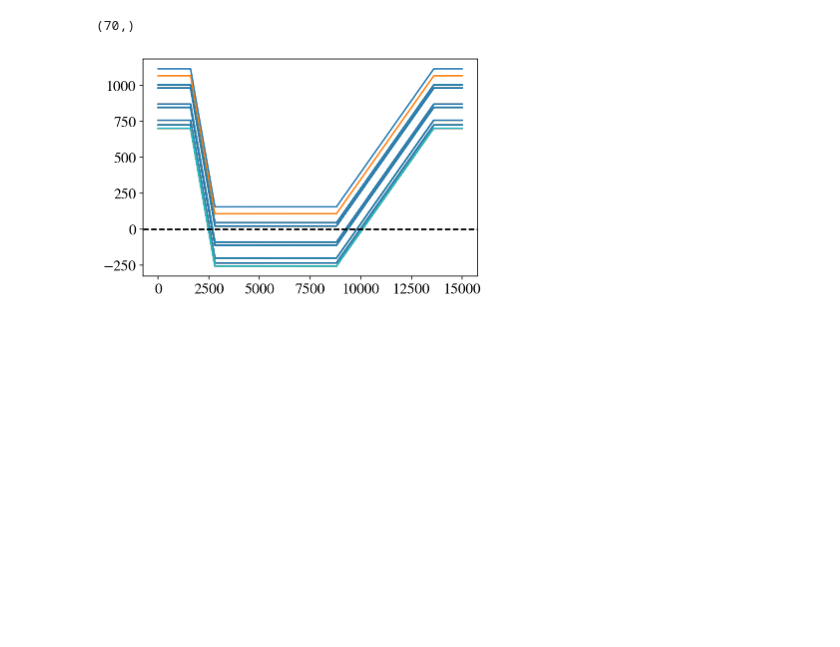
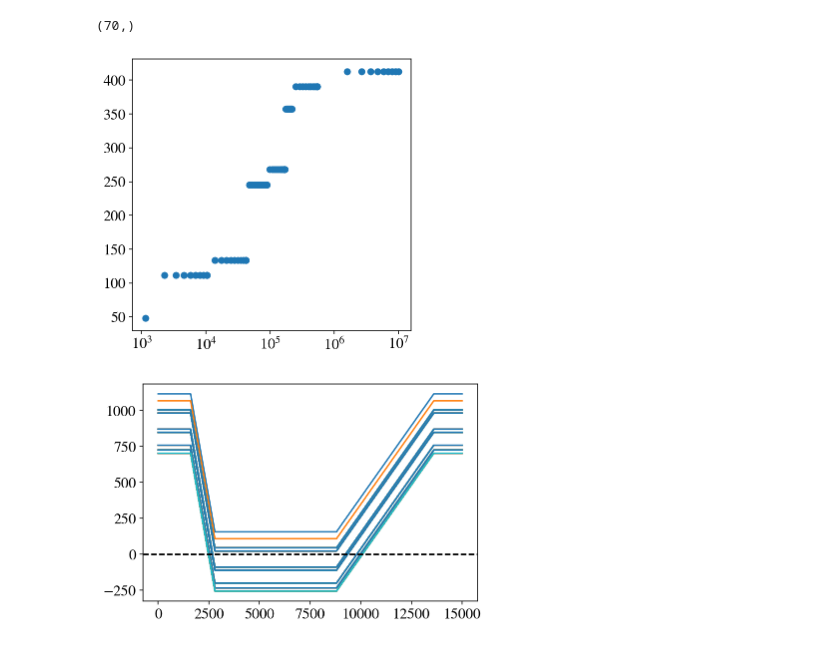
Before and after one commit to sbooeshaghi/health-insurance, a Jupyter notebook: healthcare_costs.ipynb, the cells around one changed output. Saved outputs shown, nothing was run; the diff lists cells and outputs as text; code cells hidden in the pictures; blank space fills up the shorter version.

```diff
--- a/healthcare_costs.ipynb
+++ b/healthcare_costs.ipynb
@@ -232,8 +272,10 @@ x = np.arange(0, 15000)
 
 diff = np.zeros((incomes.shape[0], x.shape[0]))
 costs = np.zeros((2, incomes.shape[0], x.shape[0]))
+norms = np.zeros_like(incomes)
 for idx, inc in enumerate(incomes):
   norm = tax(inc, plans["PPO2800"]["p"]) - tax(inc, plans["PPO1600"]["p"])
+  norms[idx] = norm
   for jdx, i in enumerate(x):
 
     c1 = insurance_cost(i, plans["PPO1600"]["p"]-norm, plans["PPO1600"]["d"], plans["PPO1600"]["oopm"])
@@ -242,6 +284,18 @@ for idx, inc in enumerate(incomes):
     diff[idx][jdx]= c1-c2
     costs[0][idx][jdx] = c1
     costs[1][idx][jdx] = c2
+# %%
+fig, ax = plt.subplots(figsize=(5,5))
+x = incomes[1:]
+y = norms[1:]
+
+ax.scatter(x,y)
+ax.set(**{
+    "xscale": "symlog"
+})
+fig.show()
+# %% [output]
+[figure, added]
 # %%
 fig, ax = plt.subplots()
 
```
Also changed, not shown: parts of 7 cells of this notebook.
